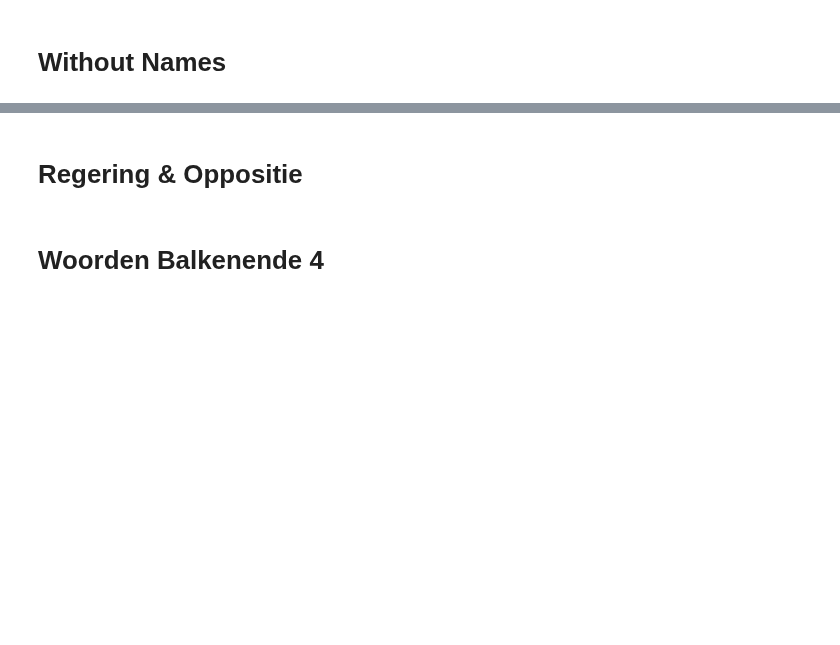
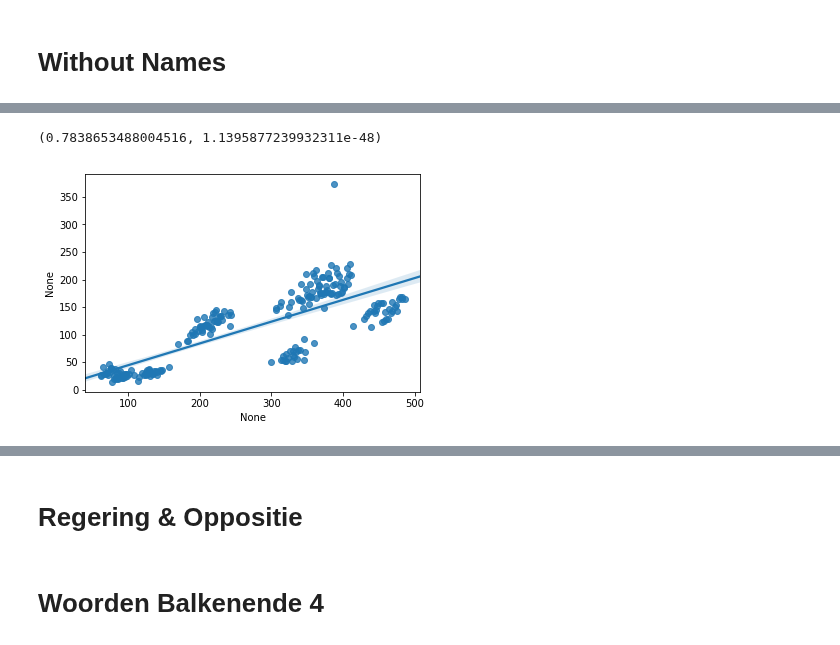
Before and after one commit to jaspervanderheide/Scriptie-Sprekers-TK, a Jupyter notebook: CompleteNotebook.ipynb, the cells around one changed output, grey strips where cells are left out. Saved outputs shown, nothing was run; the diff lists cells and outputs as text; code cells hidden in the pictures; blank space fills up the shorter version.

```diff
--- a/CompleteNotebook.ipynb
+++ b/CompleteNotebook.ipynb
@@ -161,6 +160,8 @@ for clf in set(models_df.Classifier):
     temp_dict = {}
     for x, y in params_df.to_dict(orient='list').items():
         a = literal_eval(y[0])
+        if isinstance(a, tuple):
+            a = scipy.stats.uniform(a[0],a[1])
         temp_dict[x] = a
     params_dict[clf] = temp_dict
 
@@ -174,14 +175,14 @@ for name, pipe in models_dict.items():
     else:
         text = list(df.stemmed_text)
 
-    gs = GridSearchCVProgressBar(pipe, params_dict[name], cv=5, scoring=scoring, refit = False, return_train_score = False, n_jobs=5)
+    gs = RandomizedSearchCV(pipe, params_dict[name], cv=5, scoring=scoring, refit = False, return_train_score = False, n_jobs=-1, verbose =10,n_iter=30)
     gs.fit(text, df.party)
     rows = pd.DataFrame(gs.cv_results_)
     # https://stackoverflow.com/questions/38231591/splitting-dictionary-list-inside-a-pandas-column-into-separate-columns
     rows = pd.concat([rows.drop(['params'], axis=1), rows['params'].apply(pd.Series)], axis=1)
     rows["name"] = name
     rows["stemmed"] = text_dict[name]
-    pd.concat([rows, pd.read_csv('Scores.csv', index_col=0)], ignore_index=True).sort_values(['mean_test_f1_weighted'], ascending=False).to_csv('Scores.csv')
+    pd.concat([rows, pd.read_csv('Scores.csv', index_col=0)], ignore_index=True).sort_values(['mean_test_f1_weighted'], ascending=False).to_excel('Scores.xlsx')
     df4 = pd.read_excel('Models.xlsx', index_col=0)
     df4.loc[df4.Classifier == name, "DOEN"] = False
     df4.to_excel('Models.xlsx')
@@ -214,7 +213,7 @@ def plot_confusion_matrix(cm, classes,
 
     fmt = '.2f' if normalize else 'd'
     thresh = cm.max() / 2.
-    for i, j in itertools.product(range(cm.shape[0]), range(cm.shape[1])):
+    for i, j in product(range(cm.shape[0]), range(cm.shape[1])):
         plt.text(j, i, format(cm[i, j], fmt),
                  horizontalalignment="center",
                  color="white" if cm[i, j] > thresh else "black")
@@ -304,0 +419,11 @@ mostimportantwords(pipe, countdf, 'MostImportantWordsWithoutNames')
+# %%
+o = []
+m = []
+r = []
+g = {}
+for i in range(50):
+    pipe, oppositie, regering, mix, ggg=traintest2('Scores.csv', datasplitter(df, 0.8))
+    g ={**g, **ggg}
+    o.append(oppositie)
+    r.append(regering)
+    m.append(mix)
@@ -304,0 +448,7 @@ mostimportantwords(pipe, countdf, 'MostImportantWordsWithoutNames')
+# %%
+(keys,values) = zip(*g.items())
+sns.regplot(pd.Series(keys), pd.Series(values))
+scipy.stats.pearsonr(keys,values)
+# %% [output]
+(0.7838653488004516, 1.1395877239932311e-48)
+[figure, added]
```
Also changed, not shown: parts of 15 cells of this notebook, 8 other files.
